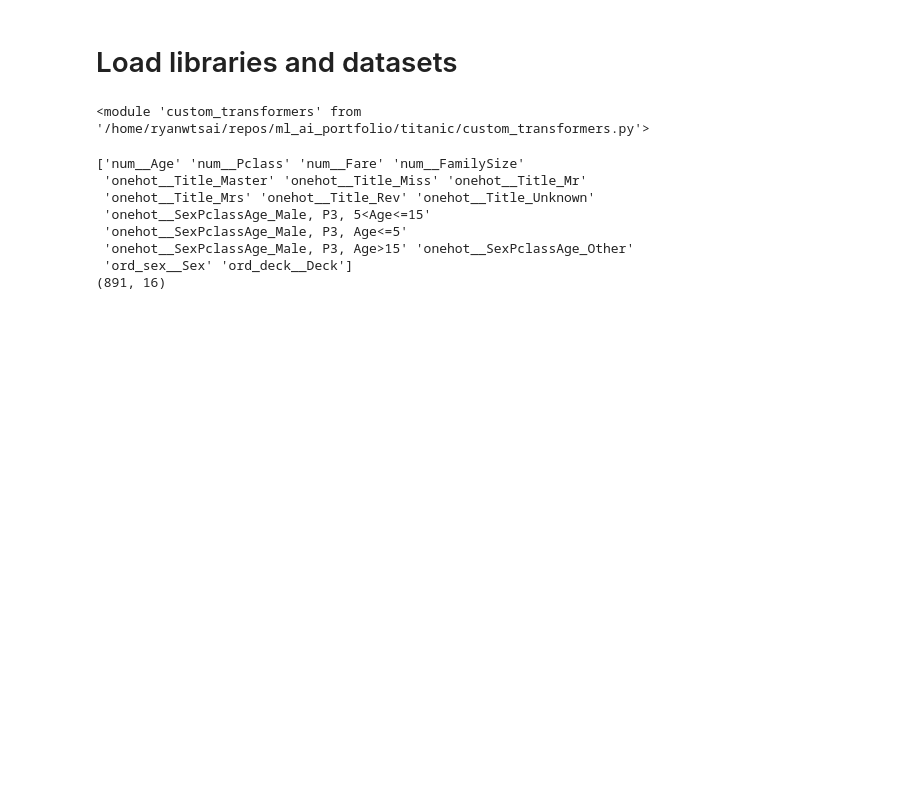
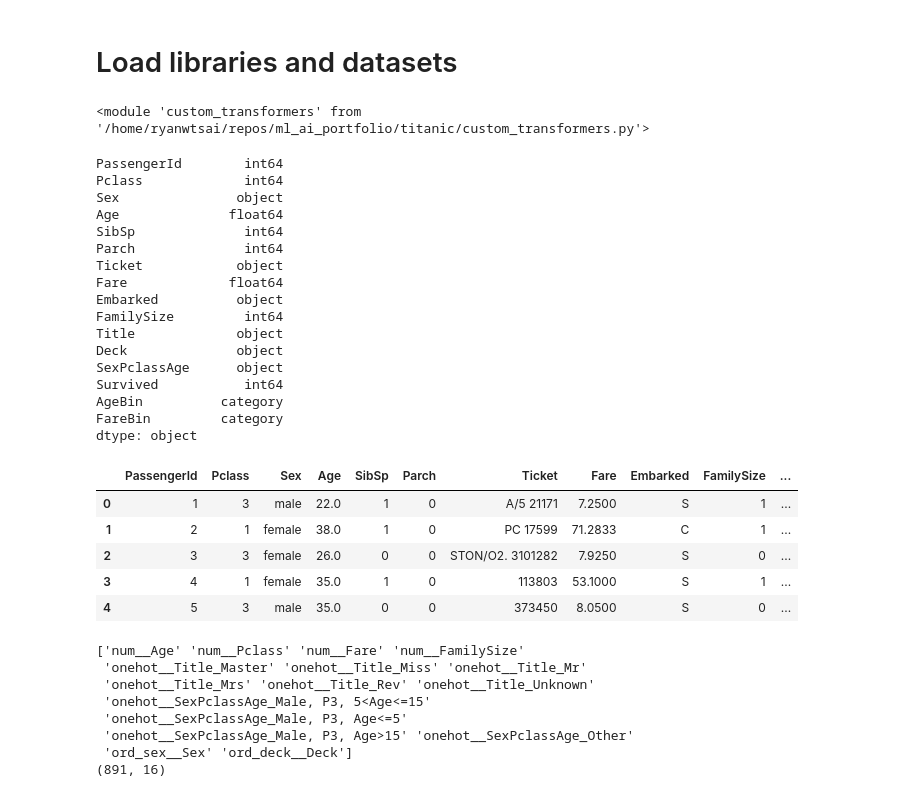
Before and after one commit to rfdspeng/ml_ai_portfolio, a Jupyter notebook: titanic/titanic.ipynb, the cells around one changed output. Drawn from its saved outputs; the diff is of its cells as text; code cells hidden in the pictures; blank space fills up the shorter version.

```diff
--- a/titanic/titanic.ipynb
+++ b/titanic/titanic.ipynb
@@ -68,35 +68,59 @@ reload(custom_transformers)
 from custom_transformers import FamilySizeExtractor, TitleExtractor, DeckExtractor, SexPclassAgeExtractor
 
 to_drop = ["Survived", "PassengerId", "Ticket"]
 to_drop = ["Survived", "PassengerId", "Ticket", "Cabin", "Parch", "SibSp", "Embarked"]
 to_drop = ["Survived", "PassengerId", "Ticket", "Parch", "SibSp", "Embarked"]
 fam_extractor = FamilySizeExtractor()
 # fam_extractor = FamilySizeExtractor(max_famsize=3, to_drop=to_drop)
 title_extractor = TitleExtractor()
 # title_extractor = TitleExtractor(valid=["Mr", "Mrs", "Miss", "Master"])
 deck_extractor = DeckExtractor()
 # deck_extractor = DeckExtractor(to_replace={"C": "B", "D": "B", "E": "B", "G": "F"})
 # deck_extractor = DeckExtractor(to_replace={"A": "A", "B": "A", "C": "A", "D": "A", "E": "A", "F": "A", "G": "A"})
 sex_pclass_age_extractor = SexPclassAgeExtractor()
 
 data_prep = Pipeline([
     ("fam", fam_extractor),
     ("title", title_extractor),
     ("deck", deck_extractor),
     ("sex_pclass_age", sex_pclass_age_extractor)
 ])
 
 df_out = data_prep.fit_transform(df.drop("Survived", axis=1, errors="ignore"))
 df_out = pd.concat((df_out, df[["Survived"]]), axis=1)
 # df_out["AgeMissing"] = df_out.Age.isna()
 # df_out[["Pclass", "Embarked", "Sex", "Title", "Deck", "AgeMissing", "FamilySize"]] = df_out[["Pclass", "Embarked", "Sex", "Title", "Deck", "AgeMissing", "FamilySize"]].astype("category")
-# df_out["AgeBin"] = ((np.floor(df_out["Age"]/5)+1)*5).astype("category")
-# df_out["FareBin"] = ((np.floor(df_out["Fare"]/10)+1)*10).astype("category")
+df_out["AgeBin"] = ((np.floor(df_out["Age"]/5)+1)*5).astype("category")
+df_out["FareBin"] = ((np.floor(df_out["Fare"]/10)+1)*10).astype("category")
 # df_out = df_out.apply(sex_pclass_age_feature, axis=1)
 # df_out["CabinMissing"] = df_out.Cabin.isna()
 
 print(df_out.dtypes)
 df_out.head()
+# %% [output]
+PassengerId        int64
+Pclass             int64
+Sex               object
+Age              float64
+SibSp              int64
+Parch              int64
+Ticket            object
+Fare             float64
+Embarked          object
+FamilySize         int64
+Title             object
+Deck              object
+SexPclassAge      object
+Survived           int64
+AgeBin          category
+FareBin         category
+dtype: object
+|  | PassengerId | Pclass | Sex | Age | SibSp | Parch | Ticket | Fare | Embarked | FamilySize | ... |
+| 0 | 1 | 3 | male | 22.0 | 1 | 0 | A/5 21171 | 7.2500 | S | 1 | ... |
+| 1 | 2 | 1 | female | 38.0 | 1 | 0 | PC 17599 | 71.2833 | C | 1 | ... |
+| 2 | 3 | 3 | female | 26.0 | 0 | 0 | STON/O2. 3101282 | 7.9250 | S | 0 | ... |
+| 3 | 4 | 1 | female | 35.0 | 1 | 0 | 113803 | 53.1000 | S | 1 | ... |
+| 4 | 5 | 3 | male | 35.0 | 0 | 0 | 373450 | 8.0500 | S | 0 | ... |
 # %%
 from custom_transformers import DynamicDataPrepPipeline
 
```
Also changed, not shown: parts of 6 cells of this notebook.
